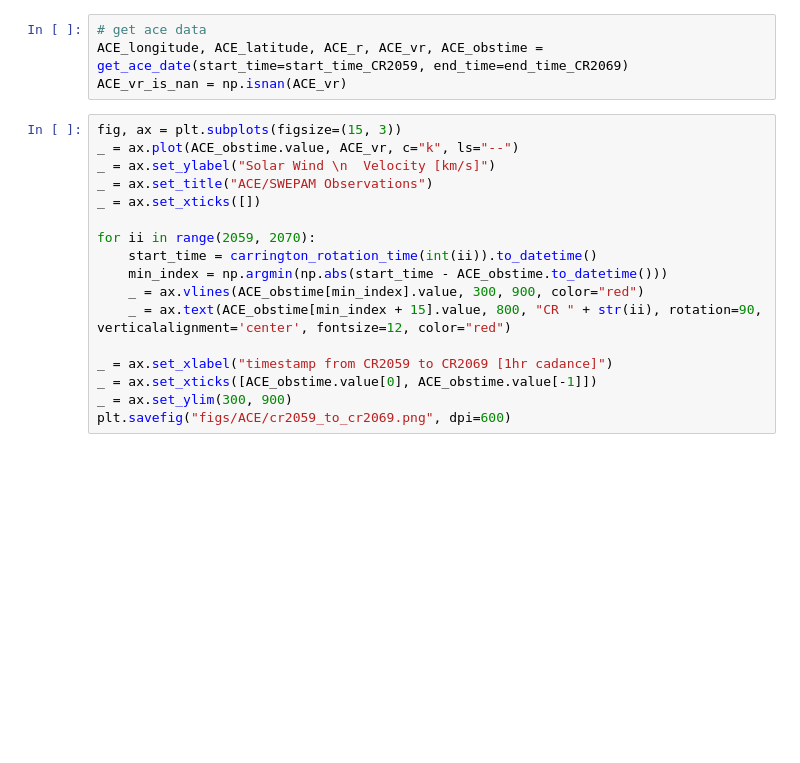
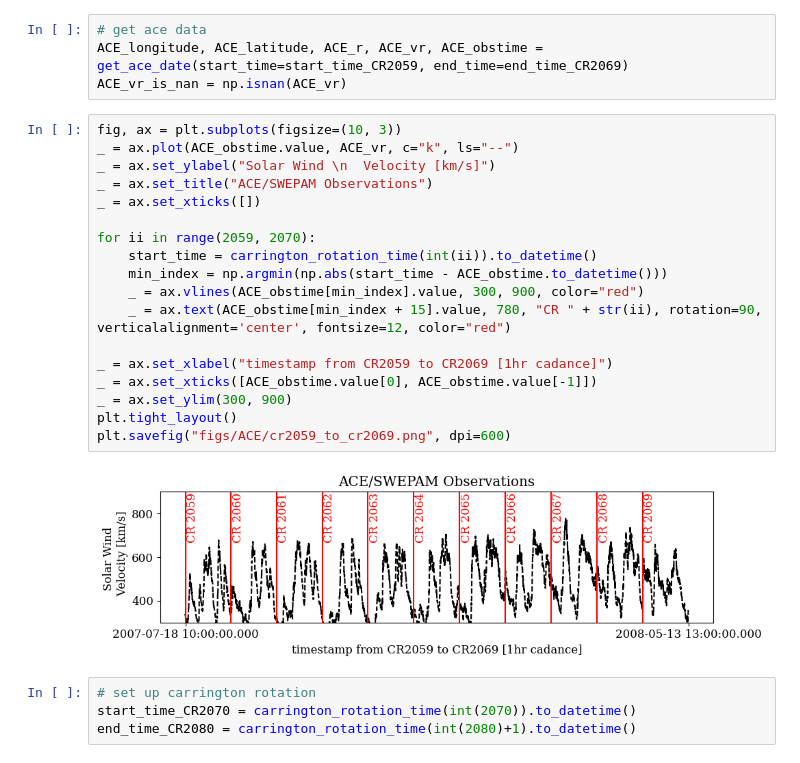
Before and after one commit to opaliss/Parameter_Estimation_Solar_Wind, a Jupyter notebook: ACE_measurement_analysis_CR2048_to_CR2058.ipynb, the cells around one changed output. Saved outputs shown, nothing was run; the diff lists cells and outputs as text; blank space fills up the shorter version.

```diff
--- a/ACE_measurement_analysis_CR2048_to_CR2058.ipynb
+++ b/ACE_measurement_analysis_CR2048_to_CR2058.ipynb
@@ -51,19 +52,26 @@ end_time_CR2069 = carrington_rotation_time(int(2069)+1).to_datetime()
 ACE_longitude, ACE_latitude, ACE_r, ACE_vr, ACE_obstime = get_ace_date(start_time=start_time_CR2059, end_time=end_time_CR2069)
 ACE_vr_is_nan = np.isnan(ACE_vr)
 # %%
-fig, ax = plt.subplots(figsize=(15, 3))
+fig, ax = plt.subplots(figsize=(10, 3))
 _ = ax.plot(ACE_obstime.value, ACE_vr, c="k", ls="--")
 _ = ax.set_ylabel("Solar Wind \n  Velocity [km/s]")
 _ = ax.set_title("ACE/SWEPAM Observations")
 _ = ax.set_xticks([])
 
 for ii in range(2059, 2070):
     start_time = carrington_rotation_time(int(ii)).to_datetime()
     min_index = np.argmin(np.abs(start_time - ACE_obstime.to_datetime()))
     _ = ax.vlines(ACE_obstime[min_index].value, 300, 900, color="red")
-    _ = ax.text(ACE_obstime[min_index + 15].value, 800, "CR " + str(ii), rotation=90, verticalalignment='center', fontsize=12, color="red")
+    _ = ax.text(ACE_obstime[min_index + 15].value, 780, "CR " + str(ii), rotation=90, verticalalignment='center', fontsize=12, color="red")
 
 _ = ax.set_xlabel("timestamp from CR2059 to CR2069 [1hr cadance]")
 _ = ax.set_xticks([ACE_obstime.value[0], ACE_obstime.value[-1]])
 _ = ax.set_ylim(300, 900)
+plt.tight_layout()
 plt.savefig("figs/ACE/cr2059_to_cr2069.png", dpi=600)
+# %% [output]
+[figure, added]
+# %%
+# set up carrington rotation
+start_time_CR2070 = carrington_rotation_time(int(2070)).to_datetime()
+end_time_CR2080 = carrington_rotation_time(int(2080)+1).to_datetime()
```
Also changed, not shown: parts of 3 cells of this notebook, 3 other files.
